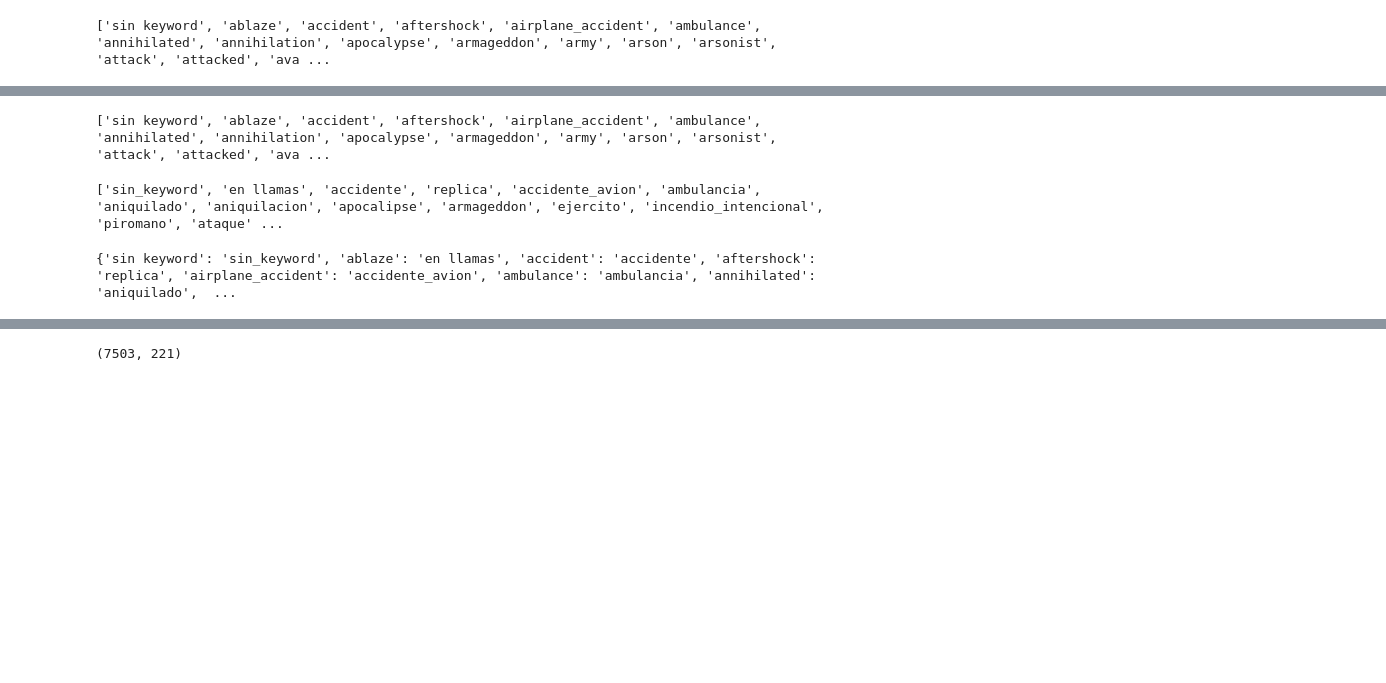
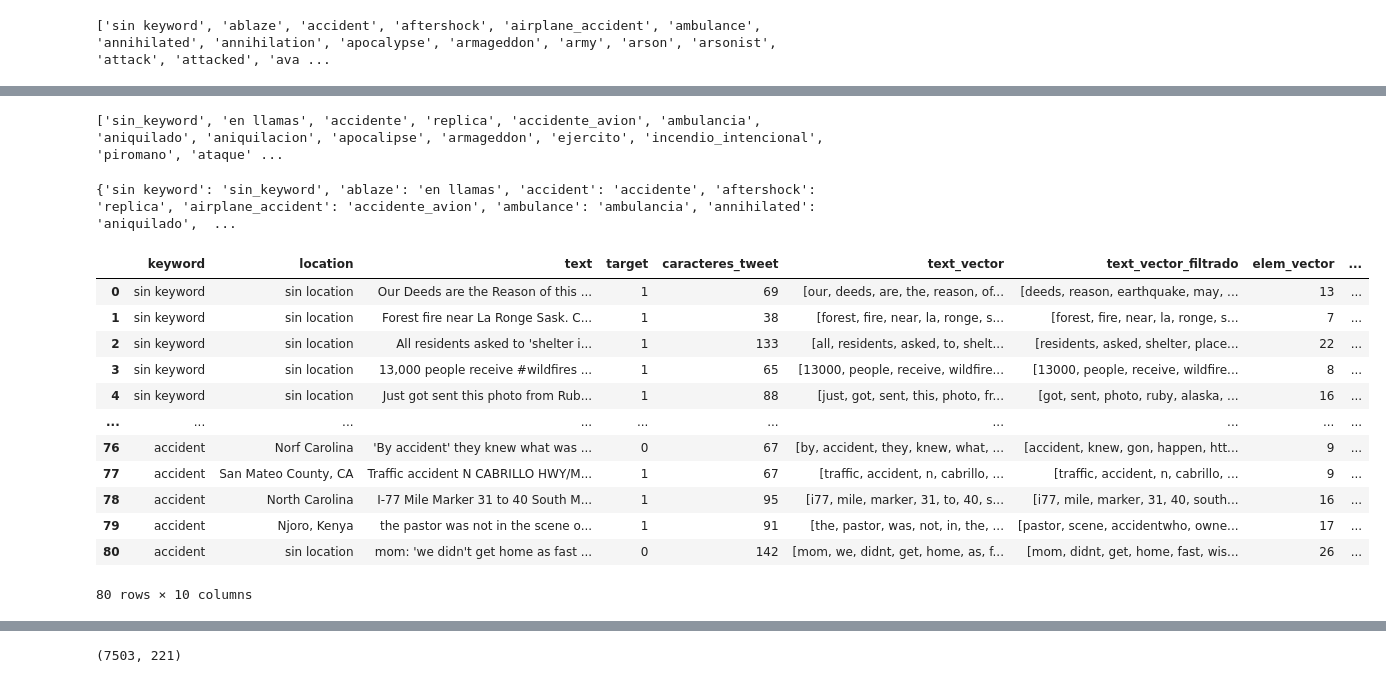
Before and after one commit to elemi10/7506-TP-Org-de-datos, a Jupyter notebook: TP1_Real_or_Not?_NLP_with_Disaster_Tweets.ipynb, the cells around one changed output, grey strips where cells are left out. Saved outputs shown, nothing was run; the diff lists cells and outputs as text; code cells hidden in the pictures; blank space fills up the shorter version.

```diff
--- a/TP1_Real_or_Not?_NLP_with_Disaster_Tweets.ipynb
+++ b/TP1_Real_or_Not?_NLP_with_Disaster_Tweets.ipynb
@@ -423,2 +417,2 @@ print(keyword_dicc)
 # %%
-# Genero otro diccionario pero en español
+# Genero otra lista pero en español
@@ -426,20 +420,36 @@ keyword_list_esp=['sin_keyword','en llamas','accidente','replica','accidente_avi
-keyword_dicc_esp={keyword_esp}
+print(keyword_list_esp)
+# %% [output]
+['sin_keyword', 'en llamas', 'accidente', 'replica', 'accidente_avion', 'ambulancia', 'aniquilado', 'aniquilacion', 'apocalipse', 'armageddon', 'ejercito', 'incendio_intencional', 'piromano', 'ataque' ...
+# %%
+# Genero el diccionario eng-esp de la serie 'Keyword'
+keyword_dicc={}
+y=0
+for x in keyword_list:
+  keyword_dicc[x]=keyword_list_esp[y]
+  y=y+1
+  #print(keyword_dicc)
+
+print(keyword_dicc)
+# %% [output]
+{'sin keyword': 'sin_keyword', 'ablaze': 'en llamas', 'accident': 'accidente', 'aftershock': 'replica', 'airplane_accident': 'accidente_avion', 'ambulance': 'ambulancia', 'annihilated': 'aniquilado',  ...
 # %%
-print(keyword_list)
+print(list)
-# %% [output]
-['sin keyword', 'ablaze', 'accident', 'aftershock', 'airplane_accident', 'ambulance', 'annihilated', 'annihilation', 'apocalypse', 'armageddon', 'army', 'arson', 'arsonist', 'attack', 'attacked', 'ava ...
-# %%
-print(keyword_list_esp)
-# %% [output]
-['sin_keyword', 'en llamas', 'accidente', 'replica', 'accidente_avion', 'ambulancia', 'aniquilado', 'aniquilacion', 'apocalipse', 'armageddon', 'ejercito', 'incendio_intencional', 'piromano', 'ataque' ...
-# %%
-keyword_dicc={}
-y=0
-for x in keyword_list:
-  keyword_dicc[x]=keyword_list_esp[y]
-  y=y+1
-  #print(keyword_dicc)
-
-print(keyword_dicc)
-# %% [output]
-{'sin keyword': 'sin_keyword', 'ablaze': 'en llamas', 'accident': 'accidente', 'aftershock': 'replica', 'airplane_accident': 'accidente_avion', 'ambulance': 'ambulancia', 'annihilated': 'aniquilado',  ...
+# %%
+df_train['keyword_esp']=df_train['keyword'].map(keyword_dicc)
+df_train.head(80)
+#df_train['keyword_esp'].head(100)
+#list(df_train['keyword_esp'])
+# %% [output]
+|  | keyword | location | text | target | caracteres_tweet | text_vector | text_vector_filtrado | elem_vector | ... |
+| 0 | sin keyword | sin location | Our Deeds are the Reason of this ... | 1 | 69 | [our, deeds, are, the, reason, of... | [deeds, reason, earthquake, may, ... | 13 | ... |
+| 1 | sin keyword | sin location | Forest fire near La Ronge Sask. C... | 1 | 38 | [forest, fire, near, la, ronge, s... | [forest, fire, near, la, ronge, s... | 7 | ... |
+| 2 | sin keyword | sin location | All residents asked to 'shelter i... | 1 | 133 | [all, residents, asked, to, shelt... | [residents, asked, shelter, place... | 22 | ... |
+| 3 | sin keyword | sin location | 13,000 people receive #wildfires ... | 1 | 65 | [13000, people, receive, wildfire... | [13000, people, receive, wildfire... | 8 | ... |
+| 4 | sin keyword | sin location | Just got sent this photo from Rub... | 1 | 88 | [just, got, sent, this, photo, fr... | [got, sent, photo, ruby, alaska, ... | 16 | ... |
+| ... | ... | ... | ... | ... | ... | ... | ... | ... | ... |
+| 76 | accident | Norf Carolina | 'By accident' they knew what was ... | 0 | 67 | [by, accident, they, knew, what, ... | [accident, knew, gon, happen, htt... | 9 | ... |
+| 77 | accident | San Mateo County, CA | Traffic accident N CABRILLO HWY/M... | 1 | 67 | [traffic, accident, n, cabrillo, ... | [traffic, accident, n, cabrillo, ... | 9 | ... |
+| 78 | accident | North Carolina | I-77 Mile Marker 31 to 40 South M... | 1 | 95 | [i77, mile, marker, 31, to, 40, s... | [i77, mile, marker, 31, 40, south... | 16 | ... |
+| 79 | accident | Njoro, Kenya | the pastor was not in the scene o... | 1 | 91 | [the, pastor, was, not, in, the, ... | [pastor, scene, accidentwho, owne... | 17 | ... |
+| 80 | accident | sin location | mom: 'we didn't get home as fast ... | 0 | 142 | [mom, we, didnt, get, home, as, f... | [mom, didnt, get, home, fast, wis... | 26 | ... |
+80 rows × 10 columns
```
Also changed, not shown: parts of 5 cells of this notebook.
